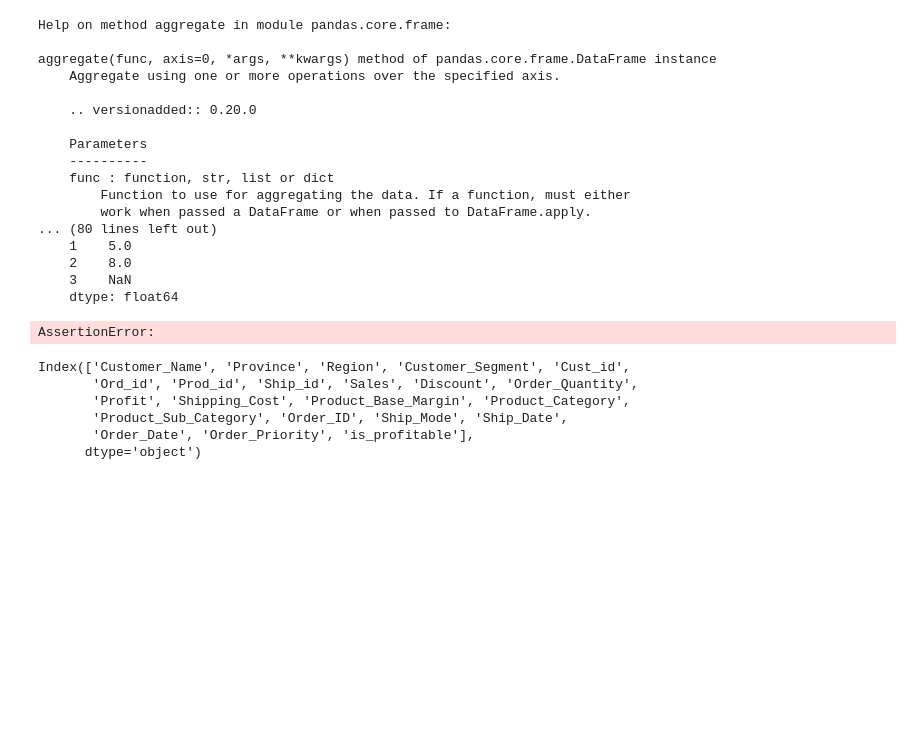
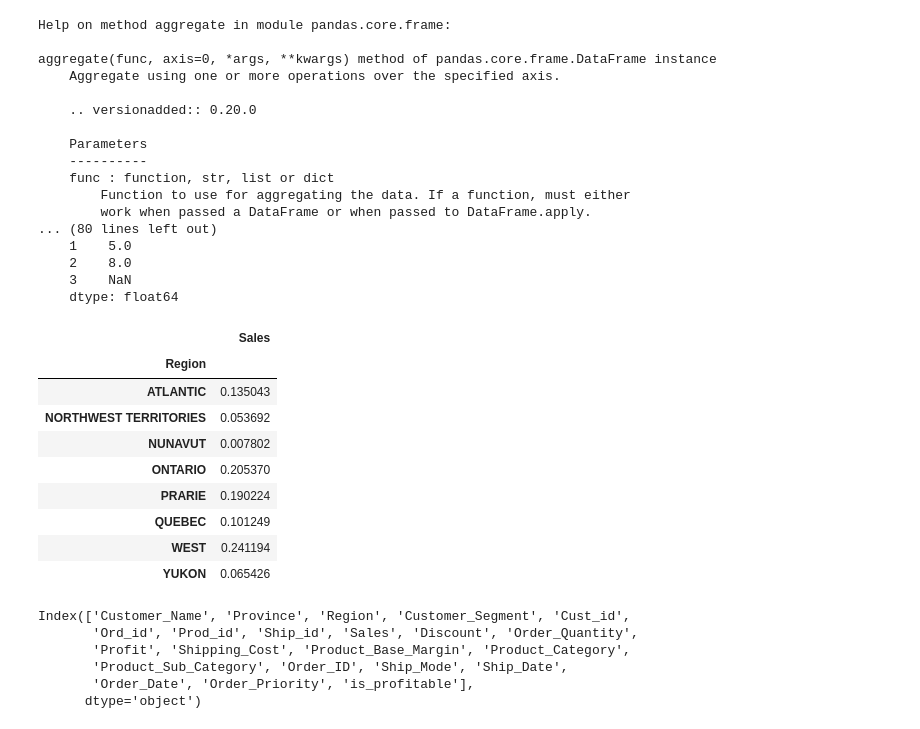
Before and after one commit to sushma-projects/March-17-2020ML-basics, a Jupyter notebook: 26-03-2020Task.ipynb, the cells around one changed output. Saved outputs shown, nothing was run; the diff lists cells and outputs as text; code cells hidden in the pictures; blank space fills up the shorter version.

```diff
--- a/26-03-2020Task.ipynb
+++ b/26-03-2020Task.ipynb
@@ -754,7 +758,7 @@ Index(['Customer_Name', 'Province', 'Region', 'Customer_Segment', 'Cust_id'], dt
 # Merging the dataframes
 # Note that Cust_id is the common column/key, in market_df and customer_df
 # Make sure the  customer ids present in both dfs are included in the result df1
-df1 = pd.merge(customer_df,market_df)
+df1 = pd.merge(market_df,customer_df)
 df1.shape
 # %% [output]
 (8399, 14)
@@ -955,12 +963,21 @@ aggregate(func, axis=0, *args, **kwargs) method of pandas.core.frame.DataFrame i
 # %%
 # Calculate the Sales across each region as a percentage of total Sales
 # hint -the resulting object is a Series, thus you can perform vectorised computations on them
 # You can divide the entire series by a number (total sales) easily
 total_sales = master_df["Sales"].sum()
-grp_sales_agg = master_df.groupby('Region').agg('Sales','sum')
-print(grp_sales_agg/total_sales)
+grp_sales_agg = master_df.groupby('Region').agg({'Sales':'sum'})
+grp_sales_agg/total_sales
 # %% [output]
-AssertionError:
+|  | Sales |
+| Region |  |
+| ATLANTIC | 0.135043 |
+| NORTHWEST TERRITORIES | 0.053692 |
+| NUNAVUT | 0.007802 |
+| ONTARIO | 0.205370 |
+| PRARIE | 0.190224 |
+| QUEBEC | 0.101249 |
+| WEST | 0.241194 |
+| YUKON | 0.065426 |
 # %%
 # Create a new column is_profitable
 # The value in the coulmn is_profitable is True when the profit >0  else False
```
Also changed, not shown: parts of 9 cells of this notebook, 1 other file.
